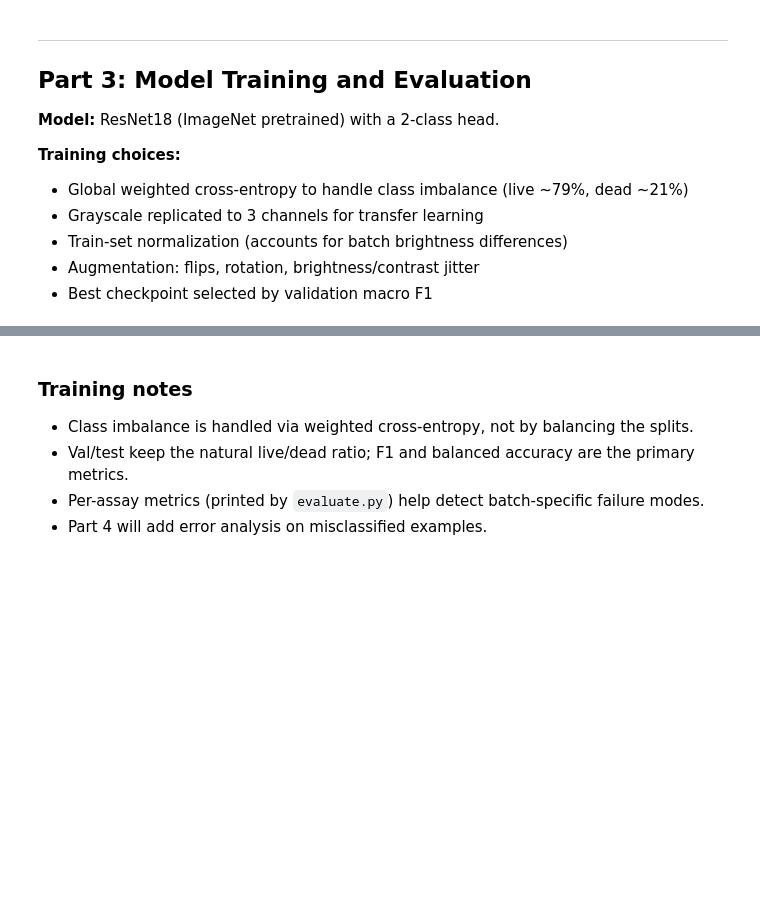
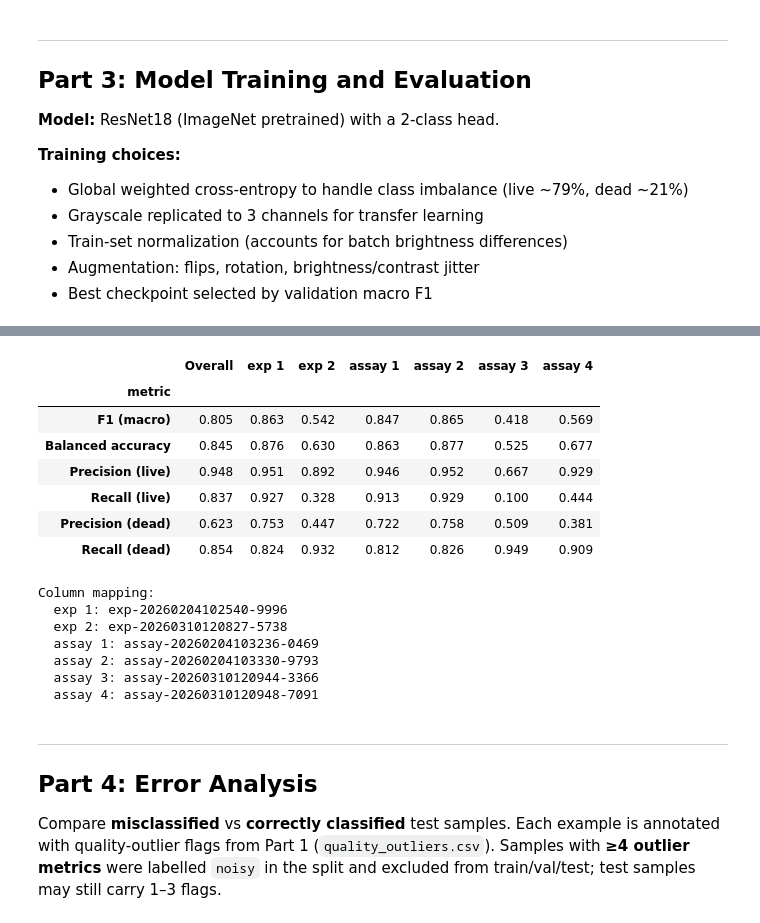
Before and after one commit to dennisItiel/TeraCyte_assignment, a Jupyter notebook: analysis.ipynb, the cells around one changed output, grey strips where cells are left out. Cells and saved outputs as stored; diff of their text form; code cells hidden in the pictures; blank space fills up the shorter version.

```diff
--- a/analysis.ipynb
+++ b/analysis.ipynb
@@ -101,11 +101,13 @@ dead: 2,627 (24.3%)
 # %%
 by_exp = df.groupby(["exp_id", "label"]).size().unstack(fill_value=0)
 by_exp["pct_dead"] = (by_exp["dead"] / (by_exp["live"] + by_exp["dead"]) * 100).round(1)
+by_exp = by_exp[["live", "dead", "pct_dead"]]
 print("Per experiment:")
 display(by_exp)
 
 by_assay = df.groupby(["exp_id", "assay_id", "label"]).size().unstack(fill_value=0)
 by_assay["pct_dead"] = (by_assay["dead"] / (by_assay["live"] + by_assay["dead"]) * 100).round(1)
+by_assay = by_assay[["live", "dead", "pct_dead"]]
 print("\nPer assay:")
 display(by_assay)
 
@@ -117,6 +119,8 @@ axes[0].set_xlabel("")
 axes[0].set_ylabel("Count")
 axes[0].set_xticklabels([e.split("-")[-1] for e in by_exp.index], rotation=0)
 axes[0].legend(title="label")
+for i, pct in enumerate(by_exp["pct_dead"]):
+    axes[0].text(i, by_exp.loc[by_exp.index[i], ["live", "dead"]].sum() + 80, f"{pct:.1f}% dead", ha="center", fontsize=9)
 
 by_assay[["live", "dead"]].plot(kind="bar", stacked=True, ax=axes[1], color=["#4CAF50", "#E53935"])
 axes[1].set_title("By assay")
@@ -124,6 +128,9 @@ axes[1].set_xlabel("")
 axes[1].set_ylabel("Count")
 axes[1].set_xticklabels([f"{e.split('-')[-1]}/{a.split('-')[-1]}" for e, a in by_assay.index], rotation=45, ha="right")
 axes[1].legend(title="label")
+for i, pct in enumerate(by_assay["pct_dead"]):
+    total = by_assay.loc[by_assay.index[i], ["live", "dead"]].sum()
+    axes[1].text(i, total + 40, f"{pct:.1f}%", ha="center", fontsize=8)
 
 plt.tight_layout()
 plt.show()
@@ -668,0 +734,50 @@ for k, v in results["overall"].items():
+# %%
+metric_rows = [
+    ("f1_macro", "F1 (macro)"),
+    ("balanced_accuracy", "Balanced accuracy"),
+    ("precision_live", "Precision (live)"),
+    ("recall_live", "Recall (live)"),
+    ("precision_dead", "Precision (dead)"),
+    ("recall_dead", "Recall (dead)"),
+]
+
+exp_ids = sorted(results["by_exp_id"])
+assay_ids = sorted(results["by_assay_id"])
+
+column_metrics = {"Overall": results["overall"]}
+for i, exp_id in enumerate(exp_ids, start=1):
+    column_metrics[f"exp {i}"] = results["by_exp_id"][exp_id]
+for i, assay_id in enumerate(assay_ids, start=1):
+    column_metrics[f"assay {i}"] = results["by_assay_id"][assay_id]
+
+eval_table = pd.DataFrame(
+    {
+        col: {label: metrics[key] for key, label in metric_rows}
+        for col, metrics in column_metrics.items()
+    }
+)
+eval_table.index.name = "metric"
+
+display(eval_table.round(3))
+
+print("Column mapping:")
+for i, exp_id in enumerate(exp_ids, start=1):
+    print(f"  exp {i}: {exp_id}")
+for i, assay_id in enumerate(assay_ids, start=1):
+    print(f"  assay {i}: {assay_id}")
+# %% [output]
+|  | Overall | exp 1 | exp 2 | assay 1 | assay 2 | assay 3 | assay 4 |
+| metric |  |  |  |  |  |  |  |
+| F1 (macro) | 0.805 | 0.863 | 0.542 | 0.847 | 0.865 | 0.418 | 0.569 |
+| Balanced accuracy | 0.845 | 0.876 | 0.630 | 0.863 | 0.877 | 0.525 | 0.677 |
+| Precision (live) | 0.948 | 0.951 | 0.892 | 0.946 | 0.952 | 0.667 | 0.929 |
+| Recall (live) | 0.837 | 0.927 | 0.328 | 0.913 | 0.929 | 0.100 | 0.444 |
+| Precision (dead) | 0.623 | 0.753 | 0.447 | 0.722 | 0.758 | 0.509 | 0.381 |
+| Recall (dead) | 0.854 | 0.824 | 0.932 | 0.812 | 0.826 | 0.949 | 0.909 |
+Column mapping:
+  exp 1: exp-20260204102540-9996
+  exp 2: exp-20260310120827-5738
+  assay 1: assay-20260204103236-0469
+  assay 2: assay-20260204103330-9793
+  assay 3: assay-20260310120944-3366
+  assay 4: assay-20260310120948-7091
@@ -669,7 +872,6 @@ for k, v in results["overall"].items():
 # %% [markdown]
-### Training notes
+---
 
-- Class imbalance is handled via weighted cross-entropy, not by balancing the splits.
-- Val/test keep the natural live/dead ratio; F1 and balanced accuracy are the primary metrics.
-- Per-assay metrics (printed by `evaluate.py`) help detect batch-specific failure modes.
-- Part 4 will add error analysis on misclassified examples.
+## Part 4: Error Analysis
+
+Compare **misclassified** vs **correctly classified** test samples. Each example is annotated with quality-outlier flags from Part 1 (`quality_outliers.csv`). Samples with **≥4 outlier metrics** were labelled `noisy` in the split and excluded from train/val/test; test samples may still carry 1–3 flags.
```
Also changed, not shown: parts of 9 cells of this notebook, 3 other files.
